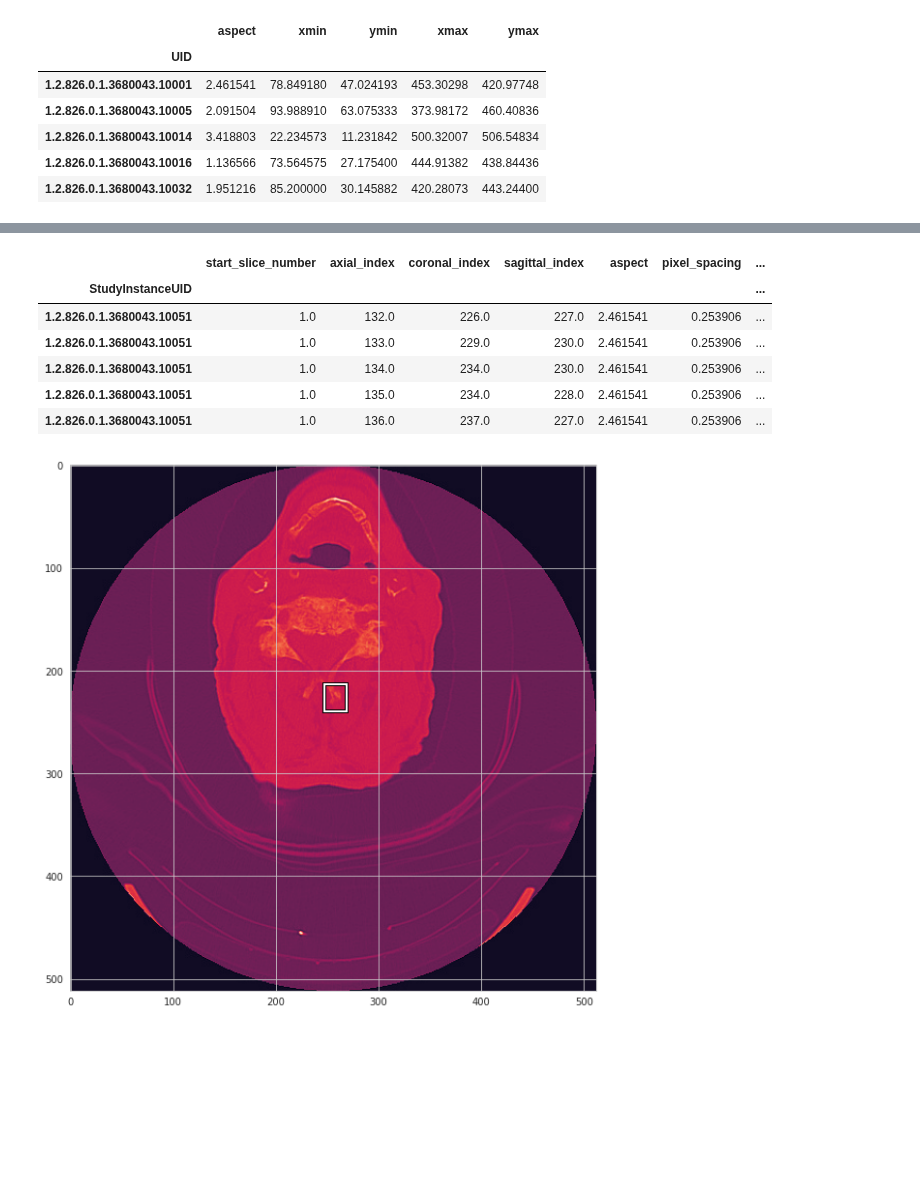
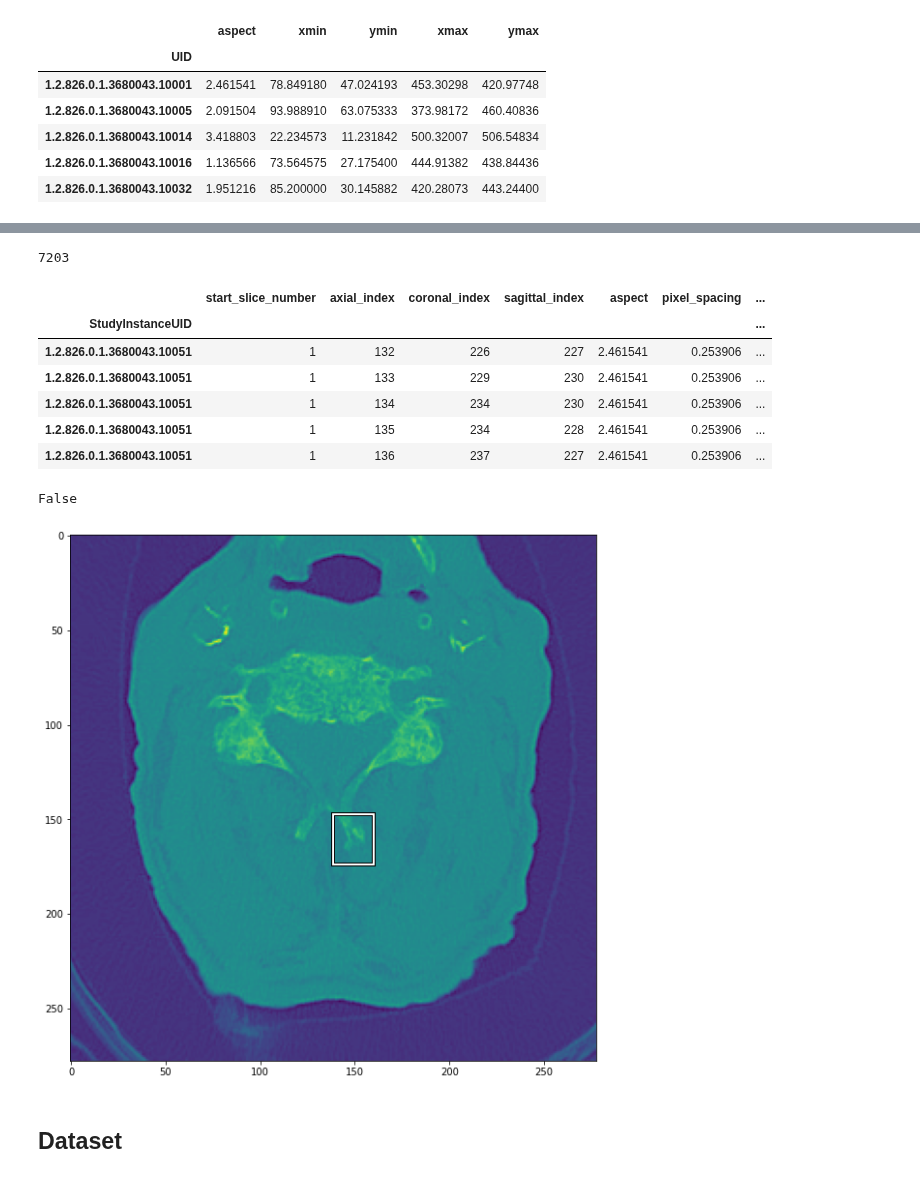
Before and after one commit to ghty011/cervical_spine, a Jupyter notebook: final/train_axial_detection.ipynb, the cells around one changed output, grey strips where cells are left out. Cells and saved outputs as stored; diff of their text form; code cells hidden in the pictures; blank space fills up the shorter version.

Commit message:
axial detection train

```diff
--- a/final/train_axial_detection.ipynb
+++ b/final/train_axial_detection.ipynb
@@ -3,11 +3,12 @@ import wandb
 from datetime import datetime
 # %%
 lr = 1e-4
-batch_size = 2
+batch_size = 16
 wd = 1e-5
-image_size = 256
-backbone="none"
+image_size = 512
+backbone='tf_efficientdet_lite0'
 vertical_type = "axial"
 train_portion = 0.5
 milestones = [50, 100, 150, 200]
 model_name = "effdet"
+epochs = 100
@@ -97,3 +118,6 @@ boundary_df.head()
 | 1.2.826.0.1.3680043.10014 | 3.418803 | 22.234573 | 11.231842 | 500.32007 | 506.54834 |
 | 1.2.826.0.1.3680043.10016 | 1.136566 | 73.564575 | 27.175400 | 444.91382 | 438.84436 |
 | 1.2.826.0.1.3680043.10032 | 1.951216 | 85.200000 | 30.145882 | 420.28073 | 443.24400 |
+# %%
+bbox_boundary_df = boundary_df.loc[df.index.unique().values]
+len(bbox_boundary_df)
@@ -100,16 +170,39 @@ boundary_df.head()
 # %%
-for i in range(len(boundary_df)):
-    boundary = boundary_df.iloc[i]
-    df.loc[boundary.name, ['xmin','ymin','xmax','ymax']] = boundary[['xmin','ymin','xmax','ymax']].values
+for i in range(len(bbox_boundary_df)):
+    boundary = bbox_boundary_df.iloc[i]
+    df.loc[boundary.name, ['xmin','ymin','xmax','ymax']] = square_crop_position(boundary[['xmin','ymin','xmax','ymax']].values, image_size)
+print(len(df))
 df.head()
 # %% [output]
+7203
 |  | start_slice_number | axial_index | coronal_index | sagittal_index | aspect | pixel_spacing | ... |
 | StudyInstanceUID |  |  |  |  |  |  | ... |
-| 1.2.826.0.1.3680043.10051 | 1.0 | 132.0 | 226.0 | 227.0 | 2.461541 | 0.253906 | ... |
-| 1.2.826.0.1.3680043.10051 | 1.0 | 133.0 | 229.0 | 230.0 | 2.461541 | 0.253906 | ... |
-| 1.2.826.0.1.3680043.10051 | 1.0 | 134.0 | 234.0 | 230.0 | 2.461541 | 0.253906 | ... |
-| 1.2.826.0.1.3680043.10051 | 1.0 | 135.0 | 234.0 | 228.0 | 2.461541 | 0.253906 | ... |
-| 1.2.826.0.1.3680043.10051 | 1.0 | 136.0 | 237.0 | 227.0 | 2.461541 | 0.253906 | ... |
+| 1.2.826.0.1.3680043.10051 | 1 | 132 | 226 | 227 | 2.461541 | 0.253906 | ... |
+| 1.2.826.0.1.3680043.10051 | 1 | 133 | 229 | 230 | 2.461541 | 0.253906 | ... |
+| 1.2.826.0.1.3680043.10051 | 1 | 134 | 234 | 230 | 2.461541 | 0.253906 | ... |
+| 1.2.826.0.1.3680043.10051 | 1 | 135 | 234 | 228 | 2.461541 | 0.253906 | ... |
+| 1.2.826.0.1.3680043.10051 | 1 | 136 | 237 | 227 | 2.461541 | 0.253906 | ... |
+# %%
+pd.isna(df["axial_index"]).all()
+# %% [output]
+False
+# %%
+def crop_image(img:Image, bbox, crop_box):
+    """
+
+    :param img:
+    :param bbox: [left, top, right, bottom]
+    :param crop_box:[left, top, right, bottom]
+    :return:
+    """
+    left, top, right, bottom = crop_box
+    img = img.crop(crop_box)
+    bbox[0] -= left
+    bbox[1] -= top
+    bbox[2] -= left
+    bbox[3] -= top
+
+    return img, bbox
 # %%
 def get_rectangle_edges_from_pascal_bbox(bbox):
     xmin_top_left, ymin_top_left, xmax_bottom_right, ymax_bottom_right = bbox
@@ -136,33 +229,38 @@ def draw_pascal_voc_bboxes(
         fill=False,
     )
     rect_2 = patches.Rectangle(
         (x, y),
         width,
         height,
         linewidth=2,
         edgecolor="white",
         fill=False,
     )
 
     # Add the patch to the Axes
     plot_ax.add_patch(rect_1)
     plot_ax.add_patch(rect_2)
 
 
 def show_image(
         image, bbox=None, draw_bboxes_fn=draw_pascal_voc_bboxes, figsize=(10, 10)
 ):
     fig, ax = plt.subplots(1, figsize=figsize)
     ax.imshow(image)
 
     draw_bboxes_fn(ax, bbox)
 
     plt.show()
 
 
 s = df.iloc[370]
 image = Image.open(os.path.join(IMAGES_DIR, s.name, f'{int(s.axial_index)}.jpeg'))
-bboxes = list(s[['x', 'y','width','height']])
-show_image(image, [bboxes[0], bboxes[1], bboxes[0] + bboxes[2], bboxes[1] + bboxes[3]])
+bbox = list(s[['x', 'y','width','height']])
+bbox = [bbox[0], bbox[1], bbox[0] + bbox[2], bbox[1] + bbox[3]]
+crop_box = s[['xmin','ymin','xmax','ymax']]
+image, bbox = crop_image(image, bbox, crop_box)
+show_image(image, bbox)
 # %% [output]
-[figure, old version]
+[figure, new version]
+# %% [markdown]
+## Dataset
```
Also changed, not shown: parts of 18 cells of this notebook, 2 other files.
